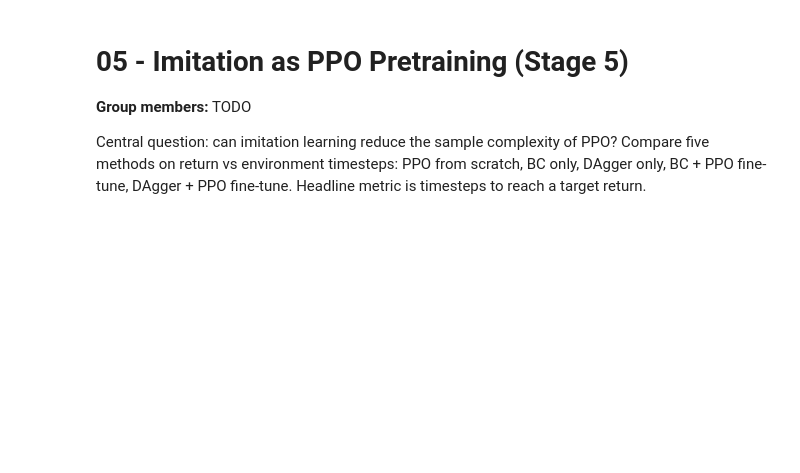
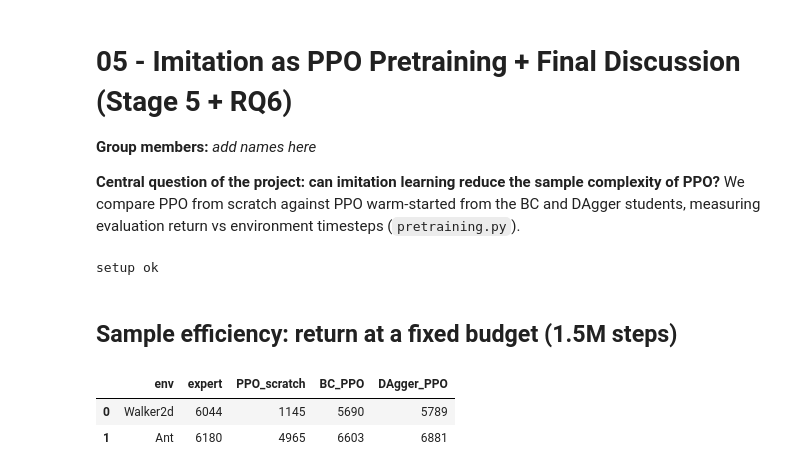
Before and after one commit to em-ech/rl-ppo-imitation-learning, a Jupyter notebook: notebooks/05_pretraining.ipynb, the cells around one changed output. Saved outputs shown, nothing was run; the diff lists cells and outputs as text; code cells hidden in the pictures; blank space fills up the shorter version.

```diff
--- a/notebooks/05_pretraining.ipynb
+++ b/notebooks/05_pretraining.ipynb
@@ -1,6 +1,6 @@
 # %% [markdown]
-# 05 - Imitation as PPO Pretraining (Stage 5)
+# 05 - Imitation as PPO Pretraining + Final Discussion (Stage 5 + RQ6)
 
-**Group members:** TODO
+**Group members:** _add names here_
 
-Central question: can imitation learning reduce the sample complexity of PPO? Compare five methods on return vs environment timesteps: PPO from scratch, BC only, DAgger only, BC + PPO fine-tune, DAgger + PPO fine-tune. Headline metric is timesteps to reach a target return.
+**Central question of the project: can imitation learning reduce the sample complexity of PPO?** We compare PPO from scratch against PPO warm-started from the BC and DAgger students, measuring evaluation return vs environment timesteps (`pretraining.py`).
@@ -28,0 +7,32 @@ model = bc_bridge.ppo_from_policy(trainer.policy, vec_env, seed=0, device=DEVICE
+# %%
+import sys, os, json
+from pathlib import Path
+ROOT = Path.cwd().parent if Path.cwd().name == 'notebooks' else Path.cwd()
+sys.path.insert(0, str(ROOT)); os.chdir(ROOT)
+%matplotlib inline
+import numpy as np, pandas as pd, matplotlib.pyplot as plt
+from IPython.display import Image, display
+OUT, MODELS, LOGS = ROOT/'outputs', ROOT/'models', ROOT/'logs'
+def show(name):
+    p = OUT/name
+    display(Image(str(p))) if p.exists() else print('missing figure:', name)
+def results(name):
+    p = OUT/name
+    return json.load(open(p)) if p.exists() else {}
+print('setup ok')
+# %% [output]
+setup ok
+# %% [markdown]
+## Sample efficiency: return at a fixed budget (1.5M steps)
+# %%
+rows = []
+for k, label in {'Walker2d-v4':'Walker2d','Ant-v4':'Ant'}.items():
+    d = results(f'pretraining_results_{k}.json'); c = d['curves']
+    f = lambda n: round(max(c[n]['returns'])) if n in c else None
+    rows.append(dict(env=label, expert=round(d['expert_mean']),
+        PPO_scratch=f('scratch'), BC_PPO=f('bc_ppo'), DAgger_PPO=f('dagger_ppo')))
+pd.DataFrame(rows)
+# %% [output]
+|  | env | expert | PPO_scratch | BC_PPO | DAgger_PPO |
+| 0 | Walker2d | 6044 | 1145 | 5690 | 5789 |
+| 1 | Ant | 6180 | 4965 | 6603 | 6881 |
```
Also changed, not shown: parts of 7 cells of this notebook, 4 other files.
